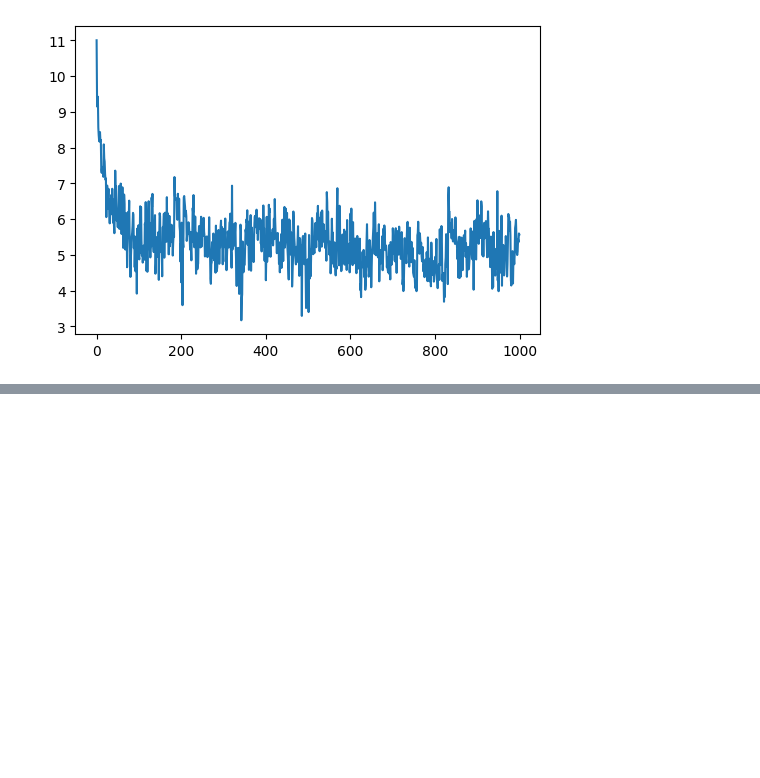
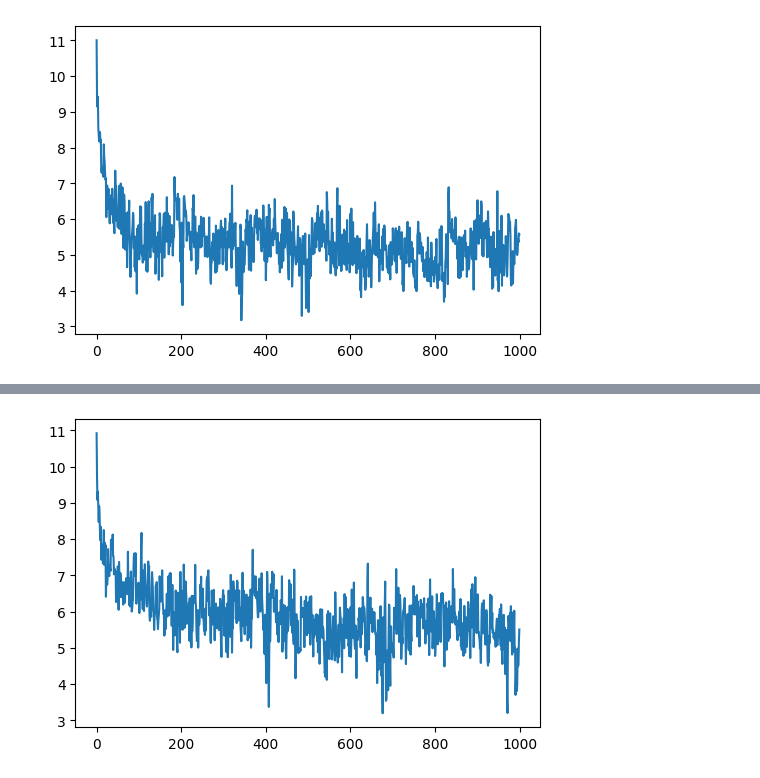
Before and after one commit to samitha278/gpt2-lite, a Jupyter notebook: complete_gpt2.ipynb, the cells around one changed output, grey strips where cells are left out. Saved outputs shown, nothing was run; the diff lists cells and outputs as text; code cells hidden in the pictures; blank space fills up the shorter version.

```diff
--- a/complete_gpt2.ipynb
+++ b/complete_gpt2.ipynb
@@ -54,6 +56,27 @@ class GPT2(nn.Module):
         ))
 
         self.lm_head = nn.Linear(config.n_embd,config.vocab_size, bias=False)
+
+
+        #weight sharing
+        self.transformer.wte.weight = self.lm_head.weight
+        #Save ~38M parameters
+
+        self.apply(self._init_weights)
+
+
+
+    def _init_weights(self,module):
+
+        if isinstance(module,nn.Linear):
+            std = 0.02
+            if hasattr(module,'FLAG'):
+                std *= (2*self.config.n_layer) ** -0.5           #scaledown std
+            torch.nn.init.normal_(module.weight,mean=0.0,std=std)
+            if module.bias is not None:
+                torch.nn.init.zeros_(module.bias)
+        elif isinstance(module,nn.Embedding):
+            torch.nn.init.normal_(module.weight,mean=0.0,std=0.02)
 
 
 
@@ -113,8 +136,9 @@ class GPT2(nn.Module):
         return model
 
 
+# ----------------------------------------------------------------------------------
 
-# ----------------------------------------------------------------------------------
+
 
 class Block(nn.Module):
 
@@ -149,6 +173,7 @@ class MLP(nn.Module):
         self.c_fc = nn.Linear(config.n_embd,4*config.n_embd)
         self.gelu = nn.GELU()
         self.c_proj = nn.Linear(4*config.n_embd,config.n_embd)
+        self.c_proj.FLAG = 1
 
 
     def forward(self,x):
@@ -178,7 +203,9 @@ class SelfAttention(nn.Module):
 
         self.c_proj = nn.Linear(n_embd, n_embd)
 
-        self.register_buffer("bias", torch.tril(torch.ones(block_size, block_size,device = device)))
+        self.c_proj.FLAG = 1
+
+        self.register_buffer("bias", torch.tril(torch.ones(block_size, block_size)))
 
 
 
@@ -383,0 +476,6 @@ plt.show()
+# %%
+plt.figure(figsize=(6,4))
+plt.plot(losses)
+plt.show()
+# %% [output]
+[figure, added]
```
Also changed, not shown: parts of 4 cells of this notebook.
